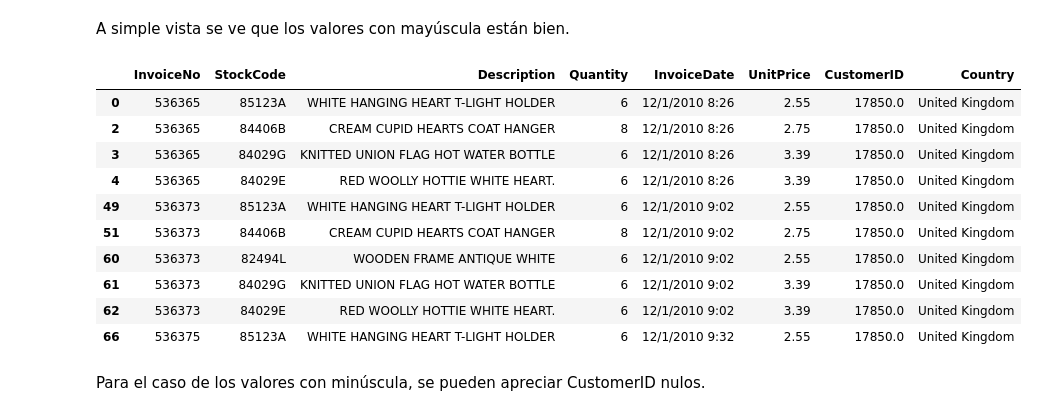
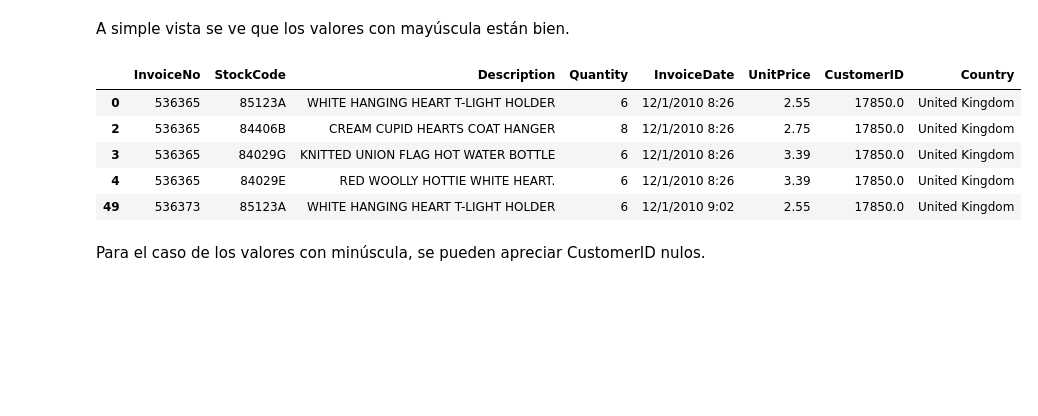
Before and after one commit to saulbasc/Regresion_y_Clustering_E-Commerce, a Jupyter notebook: src/exploracion.ipynb, the cells around one changed output. Saved outputs shown, nothing was run; the diff lists cells and outputs as text; code cells hidden in the pictures; blank space fills up the shorter version.

```diff
--- a/src/exploracion.ipynb
+++ b/src/exploracion.ipynb
@@ -527,19 +507,14 @@ Cumplen formato (5 números + 1 letra minúscula): 1880
 # %% [markdown]
 A simple vista se ve que los valores con mayúscula están bien.
 # %%
-cumple_formato_6_mayuscula.head(10)
+cumple_formato_6_mayuscula.head(5)
 # %% [output]
 |  | InvoiceNo | StockCode | Description | Quantity | InvoiceDate | UnitPrice | CustomerID | Country |
 | 0 | 536365 | 85123A | WHITE HANGING HEART T-LIGHT HOLDER | 6 | 12/1/2010 8:26 | 2.55 | 17850.0 | United Kingdom |
 | 2 | 536365 | 84406B | CREAM CUPID HEARTS COAT HANGER | 8 | 12/1/2010 8:26 | 2.75 | 17850.0 | United Kingdom |
 | 3 | 536365 | 84029G | KNITTED UNION FLAG HOT WATER BOTTLE | 6 | 12/1/2010 8:26 | 3.39 | 17850.0 | United Kingdom |
 | 4 | 536365 | 84029E | RED WOOLLY HOTTIE WHITE HEART. | 6 | 12/1/2010 8:26 | 3.39 | 17850.0 | United Kingdom |
 | 49 | 536373 | 85123A | WHITE HANGING HEART T-LIGHT HOLDER | 6 | 12/1/2010 9:02 | 2.55 | 17850.0 | United Kingdom |
-| 51 | 536373 | 84406B | CREAM CUPID HEARTS COAT HANGER | 8 | 12/1/2010 9:02 | 2.75 | 17850.0 | United Kingdom |
-| 60 | 536373 | 82494L | WOODEN FRAME ANTIQUE WHITE | 6 | 12/1/2010 9:02 | 2.55 | 17850.0 | United Kingdom |
-| 61 | 536373 | 84029G | KNITTED UNION FLAG HOT WATER BOTTLE | 6 | 12/1/2010 9:02 | 3.39 | 17850.0 | United Kingdom |
-| 62 | 536373 | 84029E | RED WOOLLY HOTTIE WHITE HEART. | 6 | 12/1/2010 9:02 | 3.39 | 17850.0 | United Kingdom |
-| 66 | 536375 | 85123A | WHITE HANGING HEART T-LIGHT HOLDER | 6 | 12/1/2010 9:32 | 2.55 | 17850.0 | United Kingdom |
 # %% [markdown]
 Para el caso de los valores con minúscula, se pueden apreciar CustomerID nulos.
 # %%
```
Also changed, not shown: parts of 16 cells of this notebook, 8 other files.
